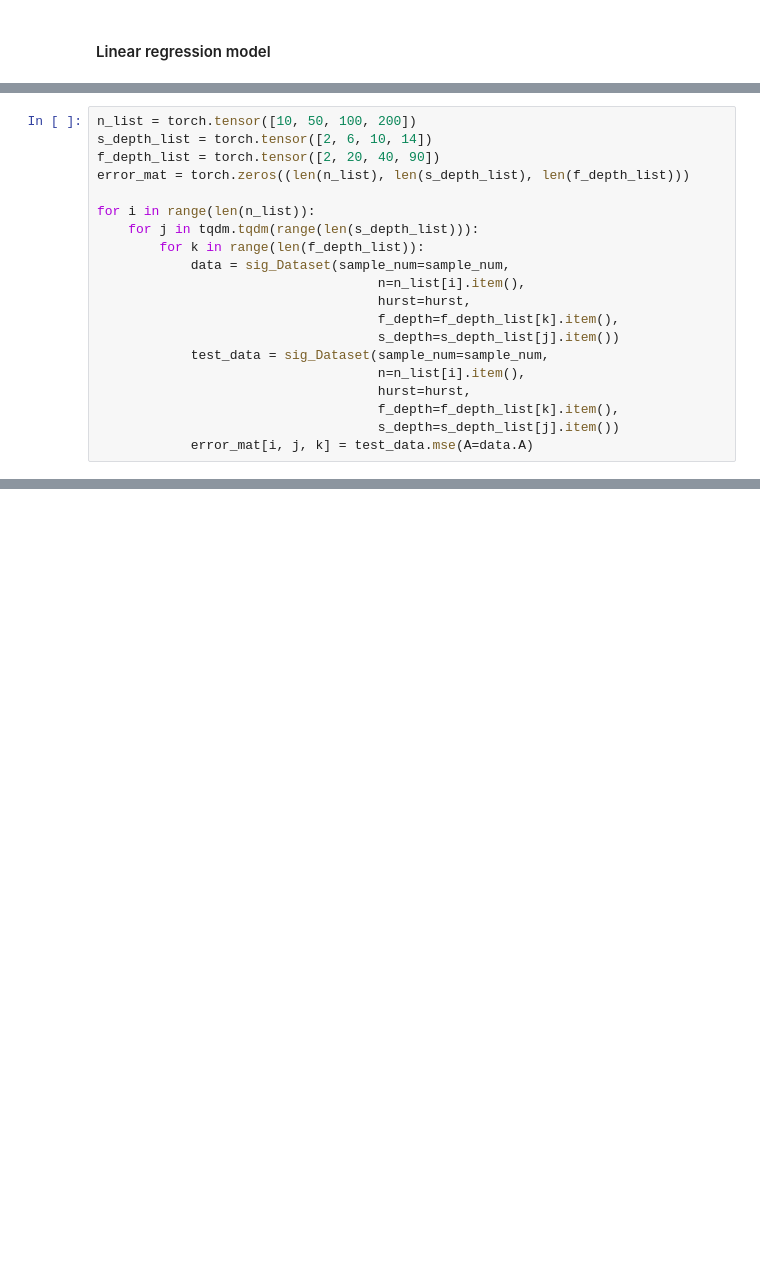
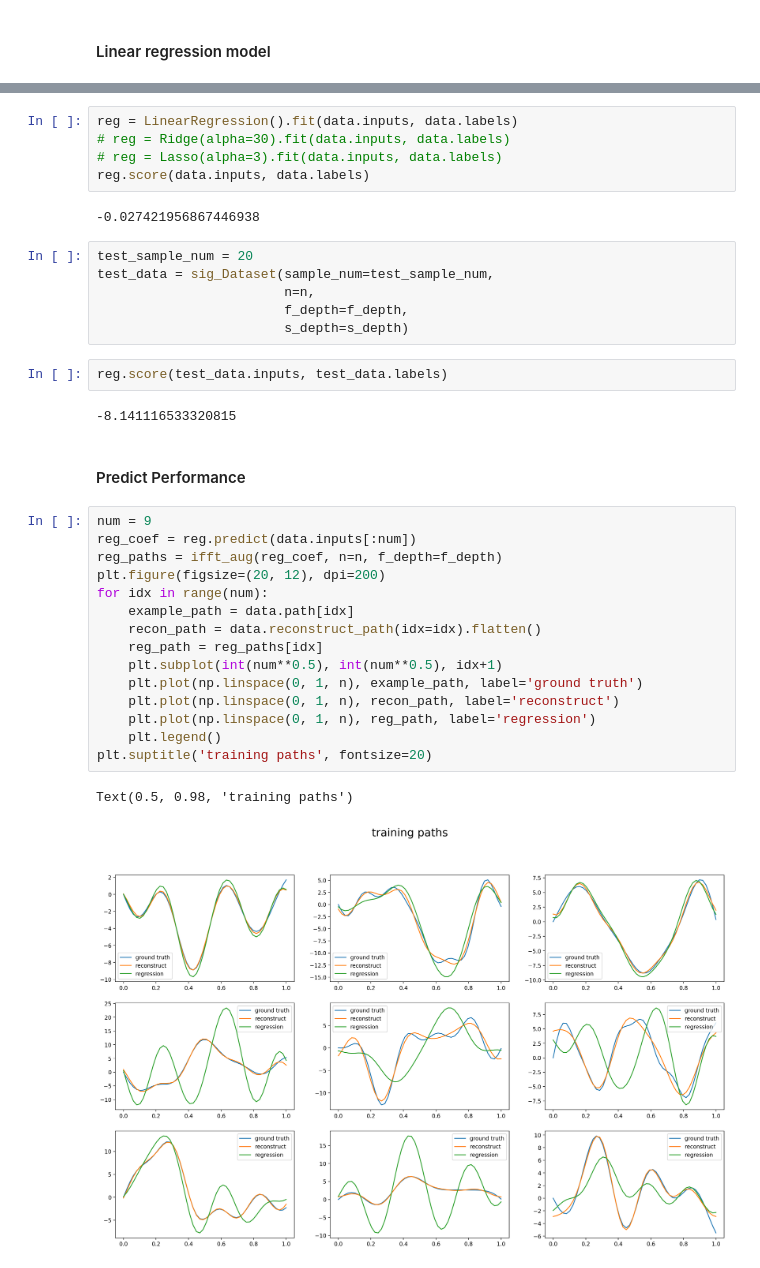
Before and after one commit to Zhuoyue-Huang/M3R-signature-inversion, a Jupyter notebook: sig_fourier.ipynb, the cells around one changed output, grey strips where cells are left out. Cells and saved outputs as stored; diff of their text form; blank space fills up the shorter version.

Commit message:
add linear model

```diff
--- a/sig_fourier.ipynb
+++ b/sig_fourier.ipynb
@@ -103,20 +104,0 @@ for idx in range(9):
-# %%
-n_list = torch.tensor([10, 50, 100, 200])
-s_depth_list = torch.tensor([2, 6, 10, 14])
-f_depth_list = torch.tensor([2, 20, 40, 90])
-error_mat = torch.zeros((len(n_list), len(s_depth_list), len(f_depth_list)))
-
-for i in range(len(n_list)):
-    for j in tqdm.tqdm(range(len(s_depth_list))):
-        for k in range(len(f_depth_list)):
-            data = sig_Dataset(sample_num=sample_num,
-                                    n=n_list[i].item(),
-                                    hurst=hurst,
-                                    f_depth=f_depth_list[k].item(),
-                                    s_depth=s_depth_list[j].item())
-            test_data = sig_Dataset(sample_num=sample_num,
-                                    n=n_list[i].item(),
-                                    hurst=hurst,
-                                    f_depth=f_depth_list[k].item(),
-                                    s_depth=s_depth_list[j].item())
-            error_mat[i, j, k] = test_data.mse(A=data.A)
@@ -183,0 +105,37 @@ df_f_40
+# %%
+reg = LinearRegression().fit(data.inputs, data.labels)
+# reg = Ridge(alpha=30).fit(data.inputs, data.labels)
+# reg = Lasso(alpha=3).fit(data.inputs, data.labels)
+reg.score(data.inputs, data.labels)
+# %% [output]
+-0.027421956867446938
+# %%
+test_sample_num = 20
+test_data = sig_Dataset(sample_num=test_sample_num,
+                        n=n,
+                        f_depth=f_depth,
+                        s_depth=s_depth)
+# %%
+reg.score(test_data.inputs, test_data.labels)
+# %% [output]
+-8.141116533320815
+# %% [markdown]
+#### Predict Performance
+# %%
+num = 9
+reg_coef = reg.predict(data.inputs[:num])
+reg_paths = ifft_aug(reg_coef, n=n, f_depth=f_depth)
+plt.figure(figsize=(20, 12), dpi=200)
+for idx in range(num):
+    example_path = data.path[idx]
+    recon_path = data.reconstruct_path(idx=idx).flatten()
+    reg_path = reg_paths[idx]
+    plt.subplot(int(num**0.5), int(num**0.5), idx+1)
+    plt.plot(np.linspace(0, 1, n), example_path, label='ground truth')
+    plt.plot(np.linspace(0, 1, n), recon_path, label='reconstruct')
+    plt.plot(np.linspace(0, 1, n), reg_path, label='regression')
+    plt.legend()
+plt.suptitle('training paths', fontsize=20)
+# %% [output]
+Text(0.5, 0.98, 'training paths')
+[figure, added]
```
Also changed, not shown: parts of 10 cells of this notebook.
